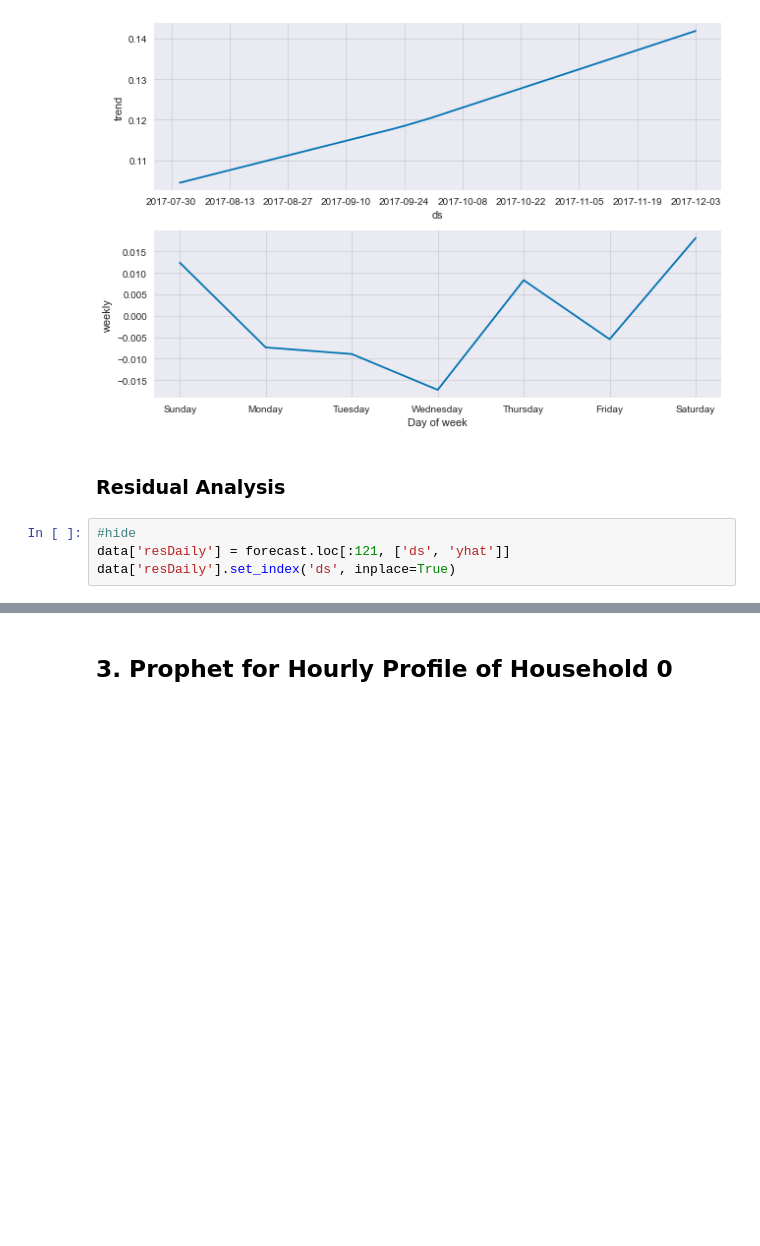
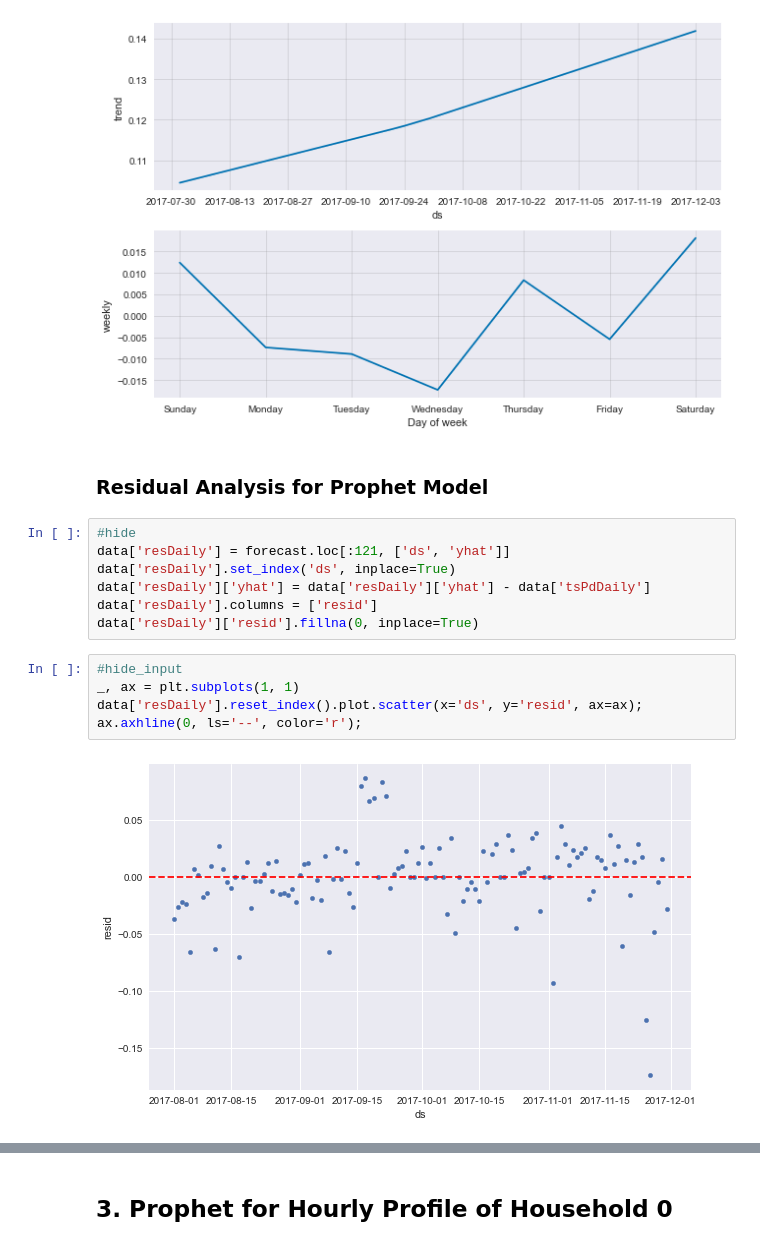
Before and after one commit to edxu96/elec_consumption, a Jupyter notebook: 01_forecast.ipynb, the cells around one changed output, grey strips where cells are left out. Cells and saved outputs as stored; diff of their text form; blank space fills up the shorter version.

```diff
--- a/01_forecast.ipynb
+++ b/01_forecast.ipynb
@@ -86,11 +88,21 @@ mod.plot_components(forecast);
 # %% [output]
 [figure]
 # %% [markdown]
-### Residual Analysis
+### Residual Analysis for Prophet Model
 # %%
 #hide
 data['resDaily'] = forecast.loc[:121, ['ds', 'yhat']]
 data['resDaily'].set_index('ds', inplace=True)
+data['resDaily']['yhat'] = data['resDaily']['yhat'] - data['tsPdDaily']
+data['resDaily'].columns = ['resid']
+data['resDaily']['resid'].fillna(0, inplace=True)
+# %%
+#hide_input
+_, ax = plt.subplots(1, 1)
+data['resDaily'].reset_index().plot.scatter(x='ds', y='resid', ax=ax);
+ax.axhline(0, ls='--', color='r');
+# %% [output]
+[figure, added]
 # %%
 #hide_input
 plot_acf(data['resDaily'], lags=60);
```
Also changed, not shown: parts of 15 cells of this notebook, 1 other file.
